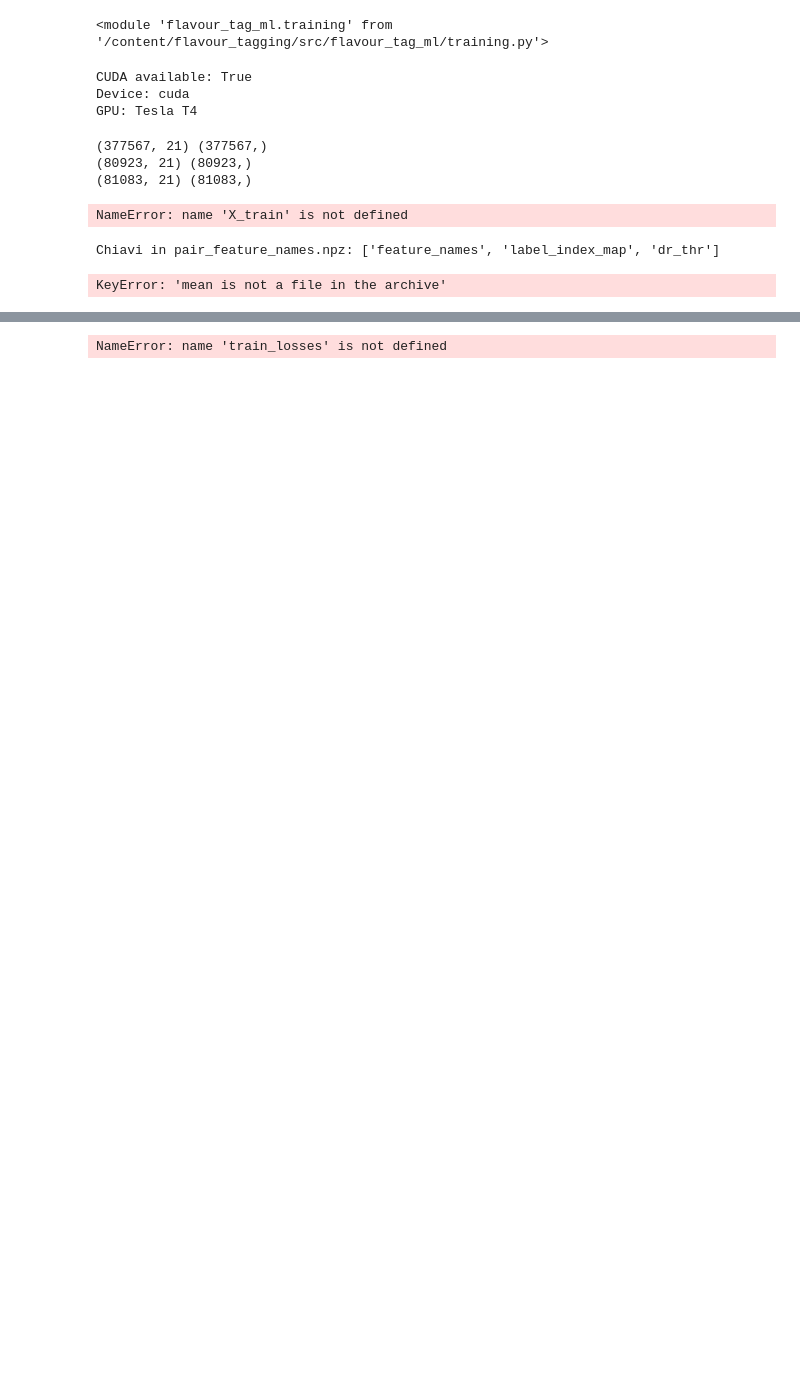
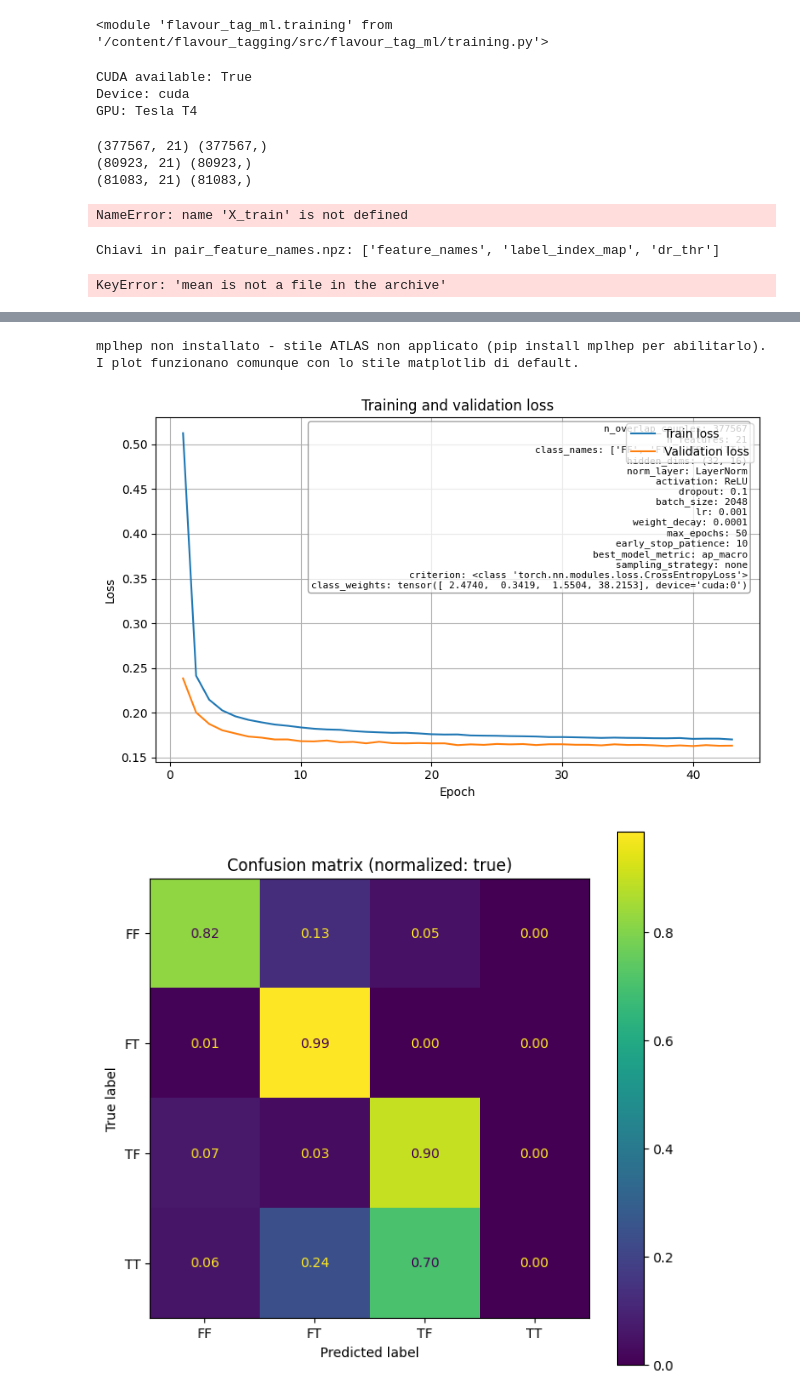
Before and after one commit to giumont/overlap_resolver, a Jupyter notebook: notebooks/DNN_training.ipynb, the cells around one changed output, grey strips where cells are left out. Drawn from its saved outputs; the diff is of its cells as text; code cells hidden in the pictures; blank space fills up the shorter version.

```diff
--- a/notebooks/DNN_training.ipynb
+++ b/notebooks/DNN_training.ipynb
@@ -294,6 +288,7 @@ else:
 PLOT_PARAMS = {
     "n_overlap_couples": int(X_train.shape[0]),
     "n_features": int(X_train.shape[1]),
+    "class_names": CLASS_NAMES,
     "hidden_dims": HIDDEN_DIMS,
     "norm_layer": NORM_LAYER.__name__,
     "activation": ACTIV_FUNC.__class__.__name__,
@@ -303,9 +298,11 @@ PLOT_PARAMS = {
     "weight_decay": WEIGHT_DECAY,
     "max_epochs": MAX_EPOCHS,
     "early_stop_patience": EARLY_STOP_PATIENCE,
-    #"best_model_metric": BEST_MODEL_METRIC,
-    "class_names": CLASS_NAMES,
-    "class_weights": CLASS_WEIGHTS
+    "best_model_metric": BEST_MODEL_METRIC,
+    "sampling_strategy": SAMPLING_STRATEGY,
+    "criterion": CRITERION,
+    "class_weights": CLASS_WEIGHTS,
+
 }
 # %%
 # Extraction of balanced subOUTPUT of required dimensions
@@ -460,3 +428,14 @@ test_loader = DataLoader(
+# %%
+# DataLoader pytorch — ora tramite create_dataloaders, che espone
+# sampling_strategy ("none" / "oversample" / "undersample") invece
+# dello shuffle=True fisso di prima.
+train_loader, val_loader, test_loader = create_dataloaders(
+    train_dataset, val_dataset, test_dataset,
+    batch_size=BATCH_SIZE,
+    num_classes=NUM_CLASSES,
+    sampling_strategy=SAMPLING_STRATEGY,
+    num_workers=2,
+)
 # %%
 # Modello
 model = create_model(MODEL_CONFIG, input_dim=X_train.shape[1])
@@ -576,6 +555,7 @@ config = {
         "early_stop_patience": EARLY_STOP_PATIENCE,
         "min_delta_val_loss": MIN_DELTA_VAL_LOSS,
         "best_model_for_validation": BEST_MODEL_FOR_VALIDATION,
+        "sampling_strategy": SAMPLING_STRATEGY,
     },
     "paths": {
         "model_dir": MODEL_DIR,
@@ -595,24 +575,26 @@ config = {
 # %%
 eval_result = run_evaluation_suite(
     model=model,
     train_loader=train_loader,
     test_loader=test_loader,
     train_losses=train_losses,
     val_losses=val_losses,
     device=DEVICE,
     config=config,
     params=PLOT_PARAMS,
     run_name=RUN_TAG,
     run_tag=RUN_TAG,
     graphics_dir=GRAPHICS_DIR,
-    repo_path=repo_path,
+    repo_path=REPO_PATH_OVERLAP_RESOLVER,
     output_subdir=GIT_OUTPUT_DIR,
-    class_names=CLASS_NAMES
+    class_names=CLASS_NAMES,
     working_point_targets=WORKING_POINT_TARGETS,
     atlas_style=ATLAS_STYLE,
     background_rejection_eff_range=BACKGROUND_REJECTION_EFF_RANGE,
 )
 
 result = eval_result["push_result"]
 # %% [output]
-NameError: name 'train_losses' is not defined
+mplhep non installato - stile ATLAS non applicato (pip install mplhep per abilitarlo). I plot funzionano comunque con lo stile matplotlib di default.
+[figure, added]
+[figure, added]
```
Also changed, not shown: parts of 15 cells of this notebook.
